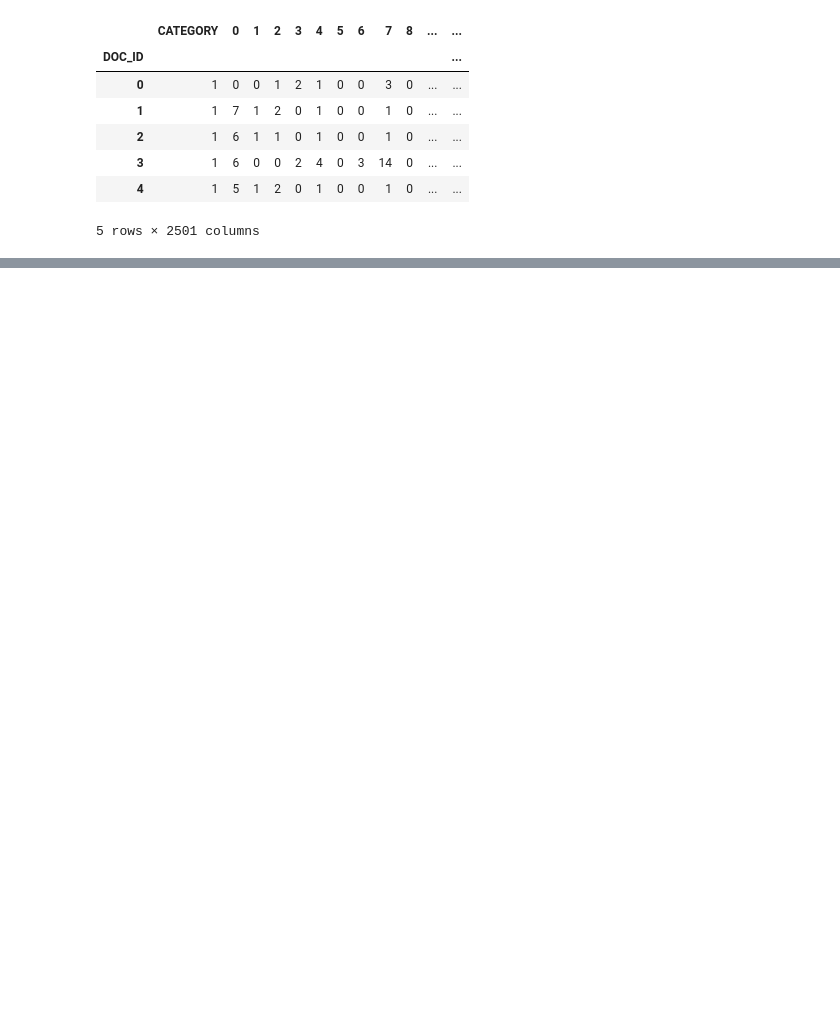
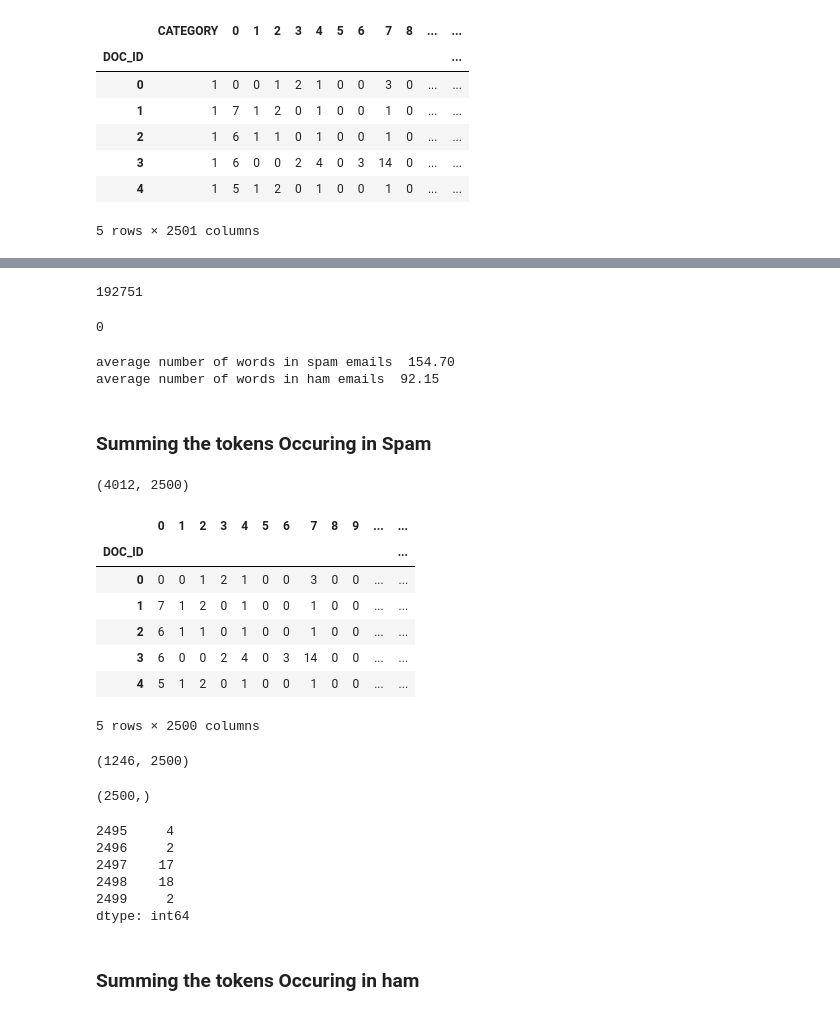
Before and after one commit to aaditya9803/Spam-Filter, a Jupyter notebook: 07 Bayes Classifier - Train.ipynb, the cells around one changed output, grey strips where cells are left out. Saved outputs shown, nothing was run; the diff lists cells and outputs as text; code cells hidden in the pictures; blank space fills up the shorter version.

```diff
--- a/07 Bayes Classifier - Train.ipynb
+++ b/07 Bayes Classifier - Train.ipynb
@@ -111,0 +201,51 @@ full_train_data.head()
+# %%
+spam_wc = spam_lengths.sum()
+spam_wc
+# %% [output]
+192751
+# %%
+spam_wc + nonspam_wc - total_wc
+# %% [output]
+0
+# %%
+print("average number of words in spam emails  {:.2f}".format(spam_wc/spam_lengths.shape[0]))
+print("average number of words in ham emails  {:.2f}".format(nonspam_wc/ham_lengths.shape[0]))
+# %% [output]
+average number of words in spam emails  154.70
+average number of words in ham emails  92.15
+# %% [markdown]
+### Summing the tokens Occuring in Spam
+# %%
+full_train_features.shape
+# %% [output]
+(4012, 2500)
+# %%
+train_spam_tokens = full_train_features.loc[full_train_data.CATEGORY == 1]
+train_spam_tokens.head()
+# %% [output]
+|  | 0 | 1 | 2 | 3 | 4 | 5 | 6 | 7 | 8 | 9 | ... | ... |
+| DOC_ID |  |  |  |  |  |  |  |  |  |  |  | ... |
+| 0 | 0 | 0 | 1 | 2 | 1 | 0 | 0 | 3 | 0 | 0 | ... | ... |
+| 1 | 7 | 1 | 2 | 0 | 1 | 0 | 0 | 1 | 0 | 0 | ... | ... |
+| 2 | 6 | 1 | 1 | 0 | 1 | 0 | 0 | 1 | 0 | 0 | ... | ... |
+| 3 | 6 | 0 | 0 | 2 | 4 | 0 | 3 | 14 | 0 | 0 | ... | ... |
+| 4 | 5 | 1 | 2 | 0 | 1 | 0 | 0 | 1 | 0 | 0 | ... | ... |
+5 rows × 2500 columns
+# %%
+train_spam_tokens.shape
+# %% [output]
+(1246, 2500)
+# %%
+summed_spam_tokens = train_spam_tokens.sum(axis=0) + 1
+summed_spam_tokens.shape
+# %% [output]
+(2500,)
+# %%
+summed_spam_tokens.tail()
+# %% [output]
+2495     4
+2496     2
+2497    17
+2498    18
+2499     2
+dtype: int64
@@ -111,0 +254,2 @@ full_train_data.head()
+# %% [markdown]
+### Summing the tokens Occuring in ham
```
Also changed, not shown: parts of 24 cells of this notebook.
